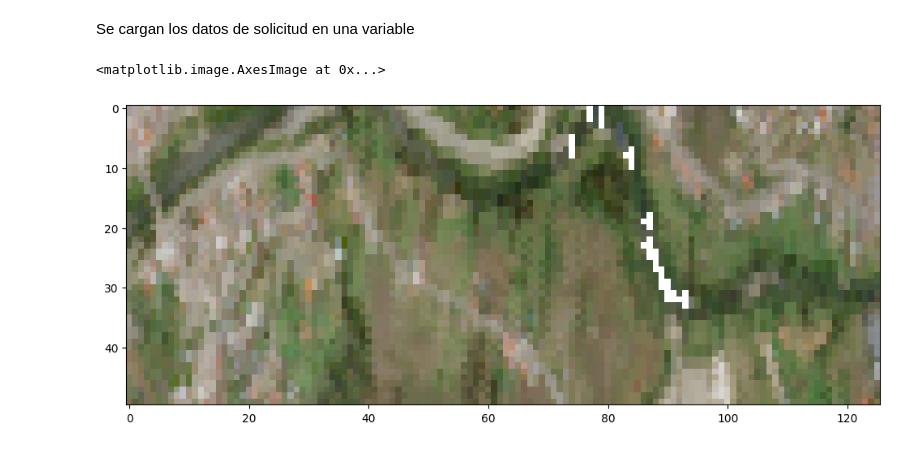
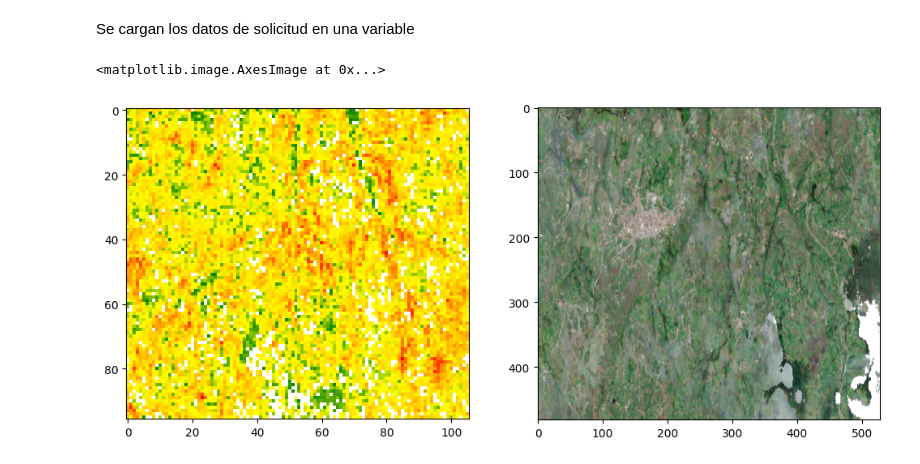
Before and after one commit to Franklingo13/ejemplosCopernicus, a Jupyter notebook: ejemplosJupyter/riesgoErosion.ipynb, the cells around one changed output. Drawn from its saved outputs; the diff is of its cells as text; code cells hidden in the pictures.

```diff
--- a/ejemplosJupyter/riesgoErosion.ipynb
+++ b/ejemplosJupyter/riesgoErosion.ipynb
@@ -252,11 +325,13 @@ Se cargan los datos de solicitud en una variable
 # %%
 true_color_imgs = request_true_color.get_data(save_data=True)
 image = true_color_imgs[0]
-# %%
-# Mostrar la imagen de color real
-
-plt.figure(figsize=(12, 12))
-plt.imshow(image)
-# %% [output]
-<matplotlib.image.AxesImage at 0x...>
-[figure, removed]
+# %%
+# Gráfico de dos subparcelas para comparar el mapa de riesgo de erosión y el mapa de color real
+plt.figure(figsize=(12, 12))
+plt.subplot(1, 2, 1)
+plt.imshow(relative_erosion_risk, cmap=cmap)
+plt.subplot(1, 2, 2)
+plt.imshow(image)
+# %% [output]
+<matplotlib.image.AxesImage at 0x...>
+[figure, added]
```
Also changed, not shown: parts of 17 cells of this notebook.
